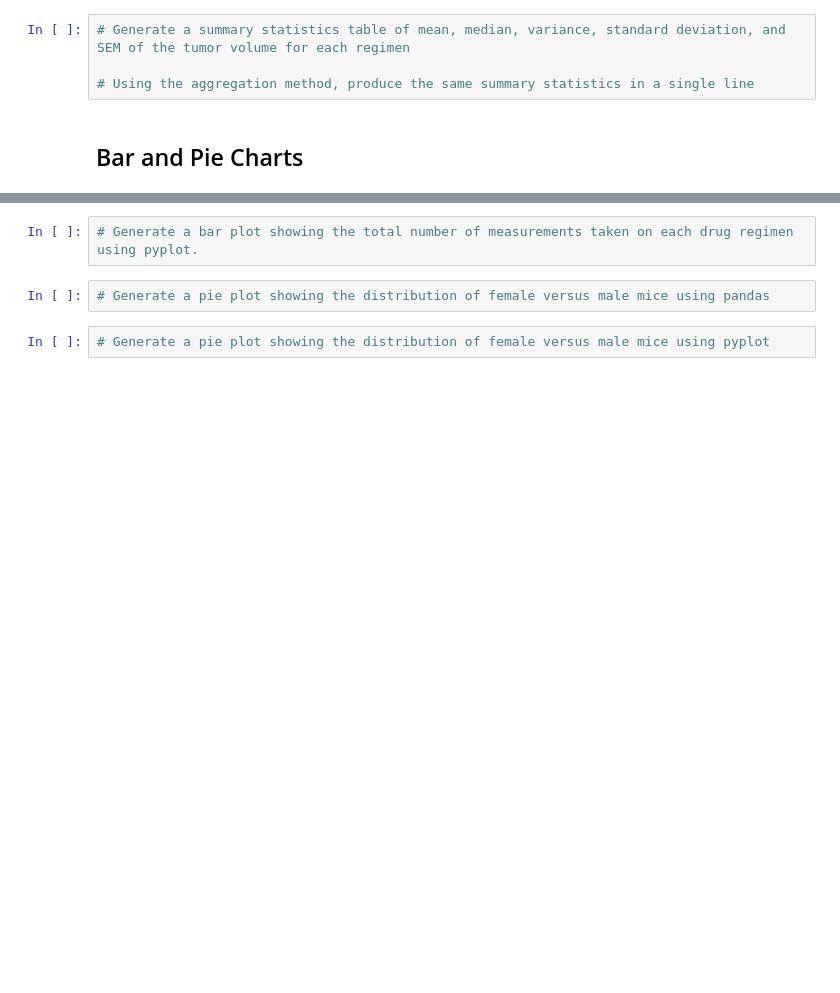
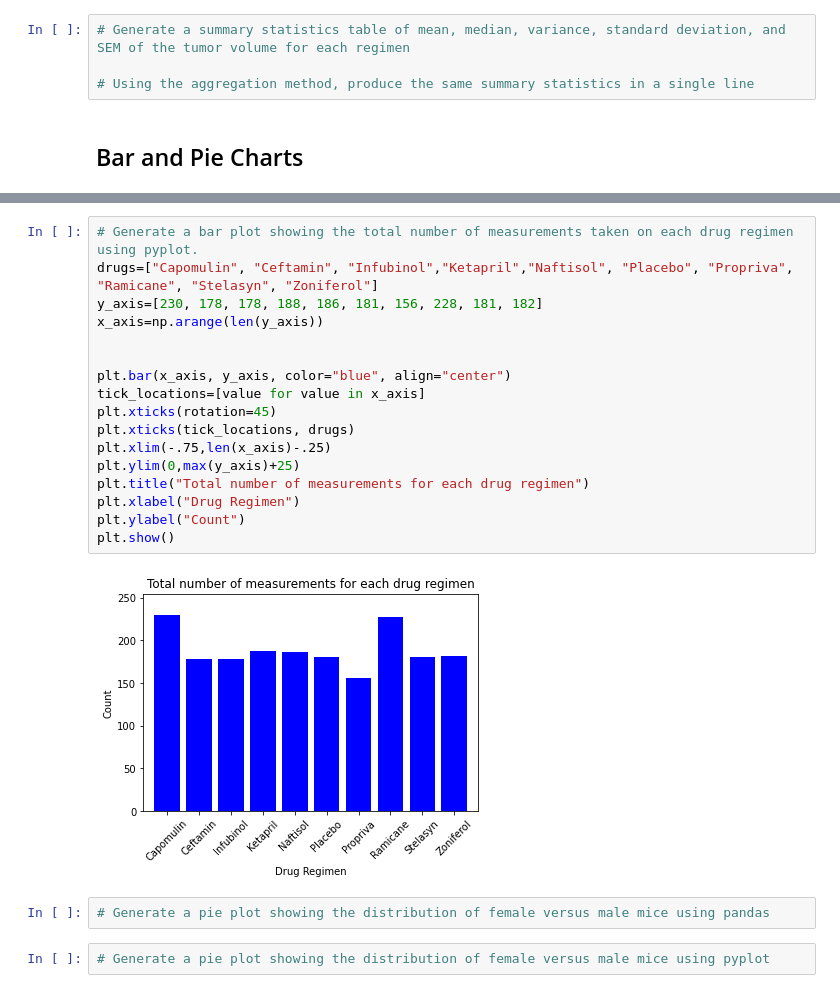
Before and after one commit to samantha8990/Matplotlib-Challenge, a Jupyter notebook: Pymaceuticals_pymaceuticals.ipynb, the cells around one changed output, grey strips where cells are left out. Saved outputs shown, nothing was run; the diff lists cells and outputs as text; blank space fills up the shorter version.

```diff
--- a/Pymaceuticals_pymaceuticals.ipynb
+++ b/Pymaceuticals_pymaceuticals.ipynb
@@ -134,5 +158,22 @@ regimen_summary_df
-# %%
-# Generate a bar plot showing the total number of measurements taken on each drug regimen using pyplot.
+# %%
+# Generate a bar plot showing the total number of measurements taken on each drug regimen using pyplot.
+drugs=["Capomulin", "Ceftamin", "Infubinol","Ketapril","Naftisol", "Placebo", "Propriva", "Ramicane", "Stelasyn", "Zoniferol"]
+y_axis=[230, 178, 178, 188, 186, 181, 156, 228, 181, 182]
+x_axis=np.arange(len(y_axis))
+
+
+plt.bar(x_axis, y_axis, color="blue", align="center")
+tick_locations=[value for value in x_axis]
+plt.xticks(rotation=45)
+plt.xticks(tick_locations, drugs)
+plt.xlim(-.75,len(x_axis)-.25)
+plt.ylim(0,max(y_axis)+25)
+plt.title("Total number of measurements for each drug regimen")
+plt.xlabel("Drug Regimen")
+plt.ylabel("Count")
+plt.show()
+# %% [output]
+[figure, added]
 # %%
 # Generate a pie plot showing the distribution of female versus male mice using pandas
 # %%
```
Also changed, not shown: parts of 1 cell of this notebook.
